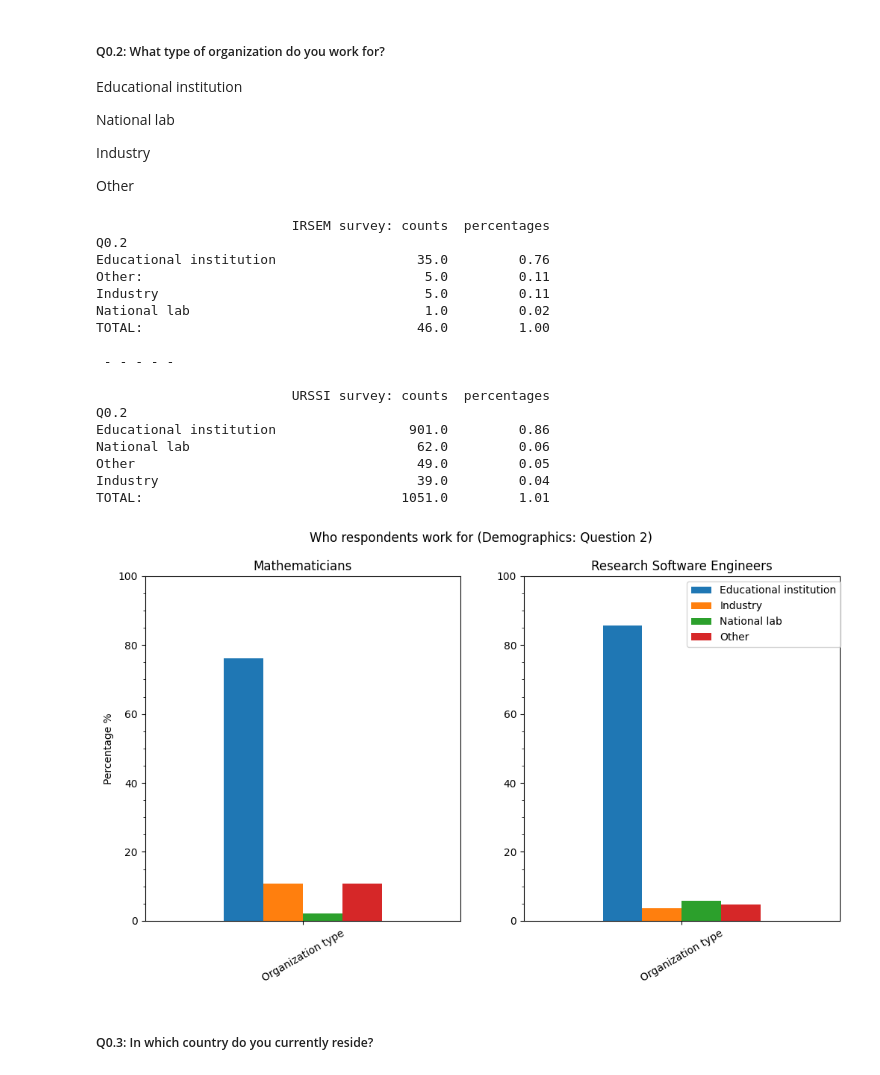
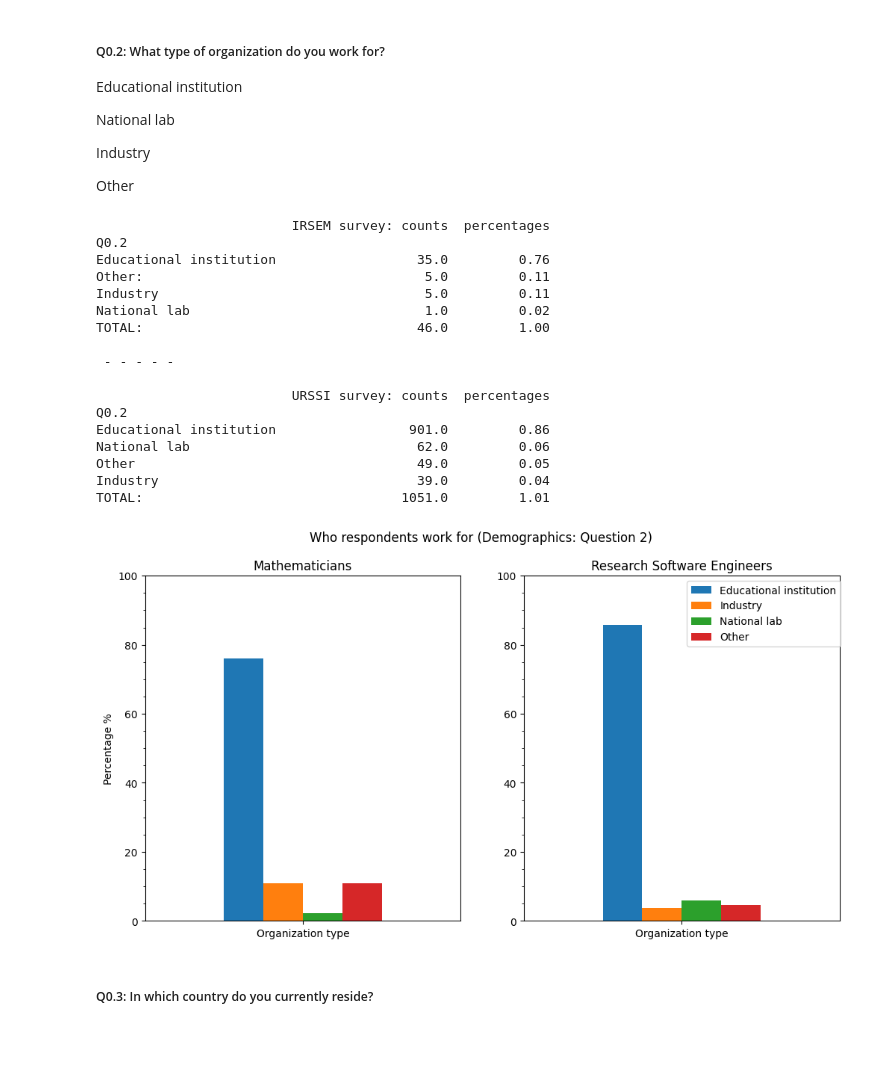
Before and after one commit to Not-Abram/Survey-for-Improving-Research-Software-Engineering-in-Mathematics, a Jupyter notebook: notebooks/surveydatacomparison.ipynb, the cells around one changed output. Drawn from its saved outputs; the diff is of its cells as text; code cells hidden in the pictures; blank space fills up the shorter version.

```diff
--- a/notebooks/surveydatacomparison.ipynb
+++ b/notebooks/surveydatacomparison.ipynb
@@ -161,7 +161,7 @@ def graph_question(questionID = "Q0.1",
                   answersURSSI=[],
                   percentage = True,
                   stacked = False,
-                  labelrotation = 45):
+                  labelrotation = 0):
 
     # get question data for each survey
     QUESTION_DATA_IRSEM = [(statement, IRSEM[questionID][2:])]
@@ -256,35 +256,35 @@ Other
 # %%
 questionID = "Q0.2"
 title = "Who respondents work for (Demographics: Question 2)"
 IRSEMsubtitle = "Mathematicians"
 URSSIsubtitle = "Research Software Engineers"
 statement = "Organization type"
 
 # print raw data
 print_question(questionID=questionID)
 
 # graph question
 graph_question(questionID=questionID, title=title, IRSEMsubtitle=IRSEMsubtitle, URSSIsubtitle=URSSIsubtitle, statement=statement,
-               percentage=True, stacked=False, labelrotation=30)
+               percentage=True, stacked=False)
 # %% [output]
                          IRSEM survey: counts  percentages
 Q0.2
 Educational institution                  35.0         0.76
 Other:                                    5.0         0.11
 Industry                                  5.0         0.11
 National lab                              1.0         0.02
 TOTAL:                                   46.0         1.00
 
  - - - - -
 
                          URSSI survey: counts  percentages
 Q0.2
 Educational institution                 901.0         0.86
 National lab                             62.0         0.06
 Other                                    49.0         0.05
 Industry                                 39.0         0.04
 TOTAL:                                 1051.0         1.01
-[figure, old version]
+[figure, new version]
 # %% [markdown]
 ##### Q0.3: In which country do you currently reside?
 # %%
```
Also changed, not shown: parts of 7 cells of this notebook, 1 other file.
